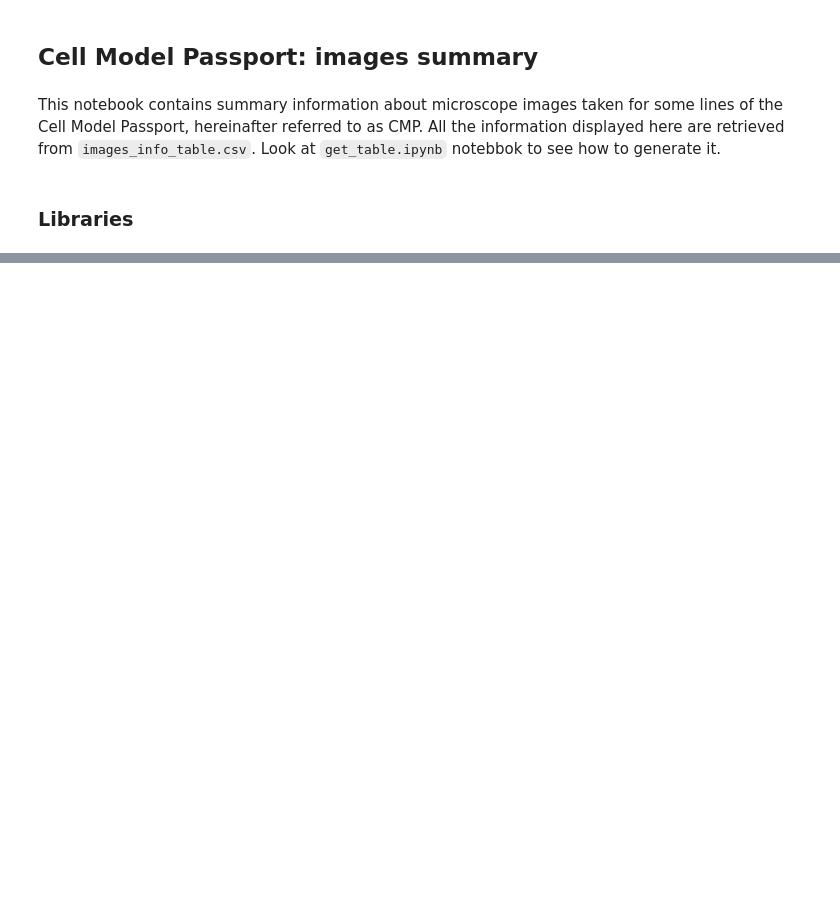
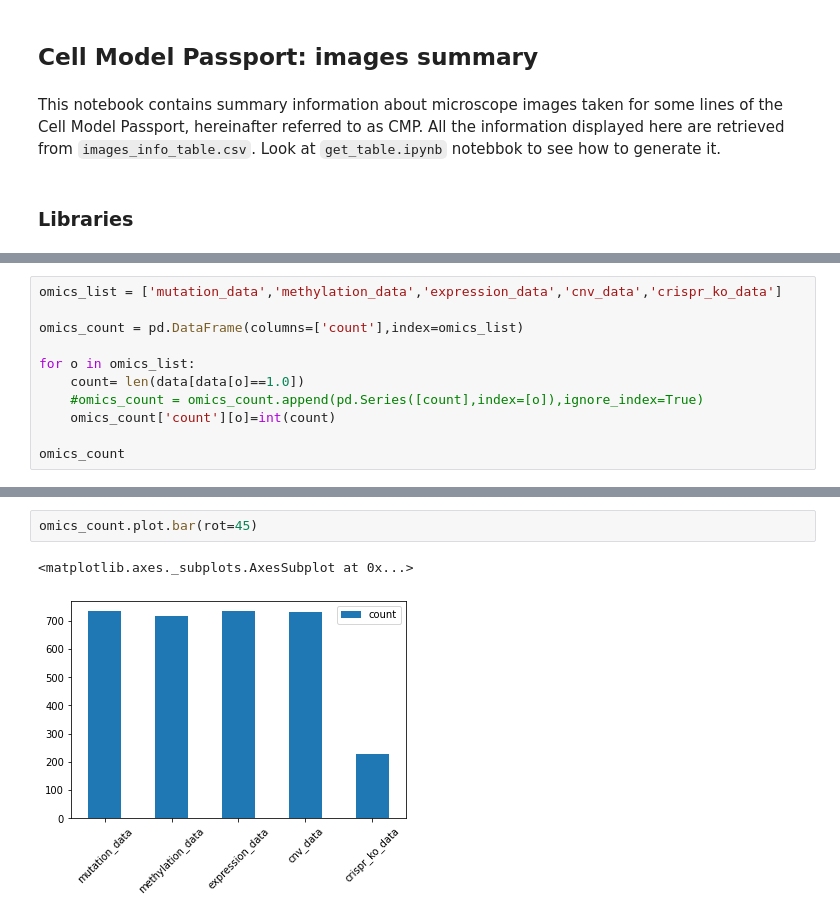
Before and after one commit to apollo994/CMP_, a Jupyter notebook: notebooks/images_summary.ipynb, the cells around one changed output, grey strips where cells are left out. Drawn from its saved outputs; the diff is of its cells as text; blank space fills up the shorter version.

```diff
--- a/notebooks/images_summary.ipynb
+++ b/notebooks/images_summary.ipynb
@@ -381,0 +98,11 @@ today
+# %%
+omics_list = ['mutation_data','methylation_data','expression_data','cnv_data','crispr_ko_data']
+
+omics_count = pd.DataFrame(columns=['count'],index=omics_list)
+
+for o in omics_list:
+    count= len(data[data[o]==1.0])
+    #omics_count = omics_count.append(pd.Series([count],index=[o]),ignore_index=True)
+    omics_count['count'][o]=int(count)
+
+omics_count
@@ -381,0 +116,5 @@ today
+# %%
+omics_count.plot.bar(rot=45)
+# %% [output]
+<matplotlib.axes._subplots.AxesSubplot at 0x...>
+[figure, added]
```
Also changed, not shown: parts of 58 cells of this notebook.
